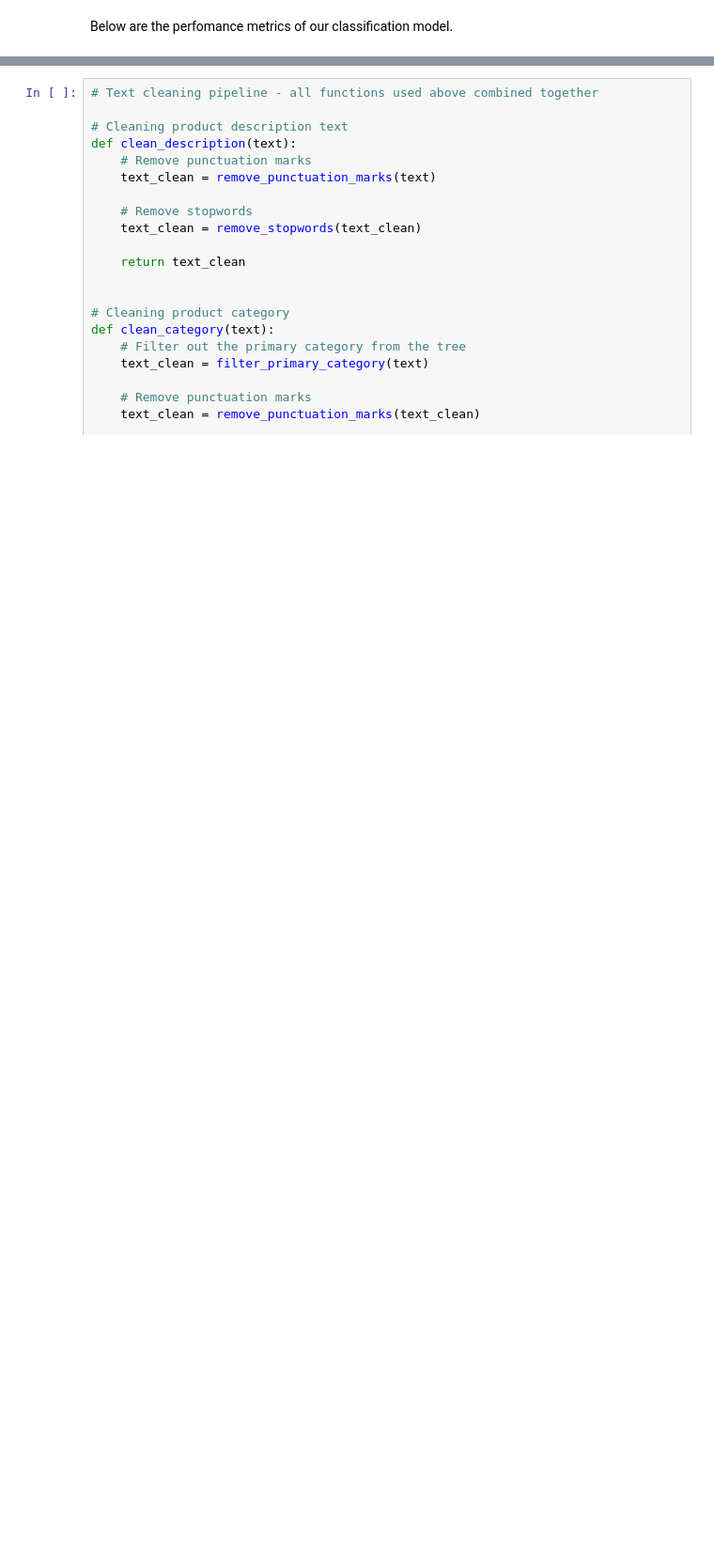
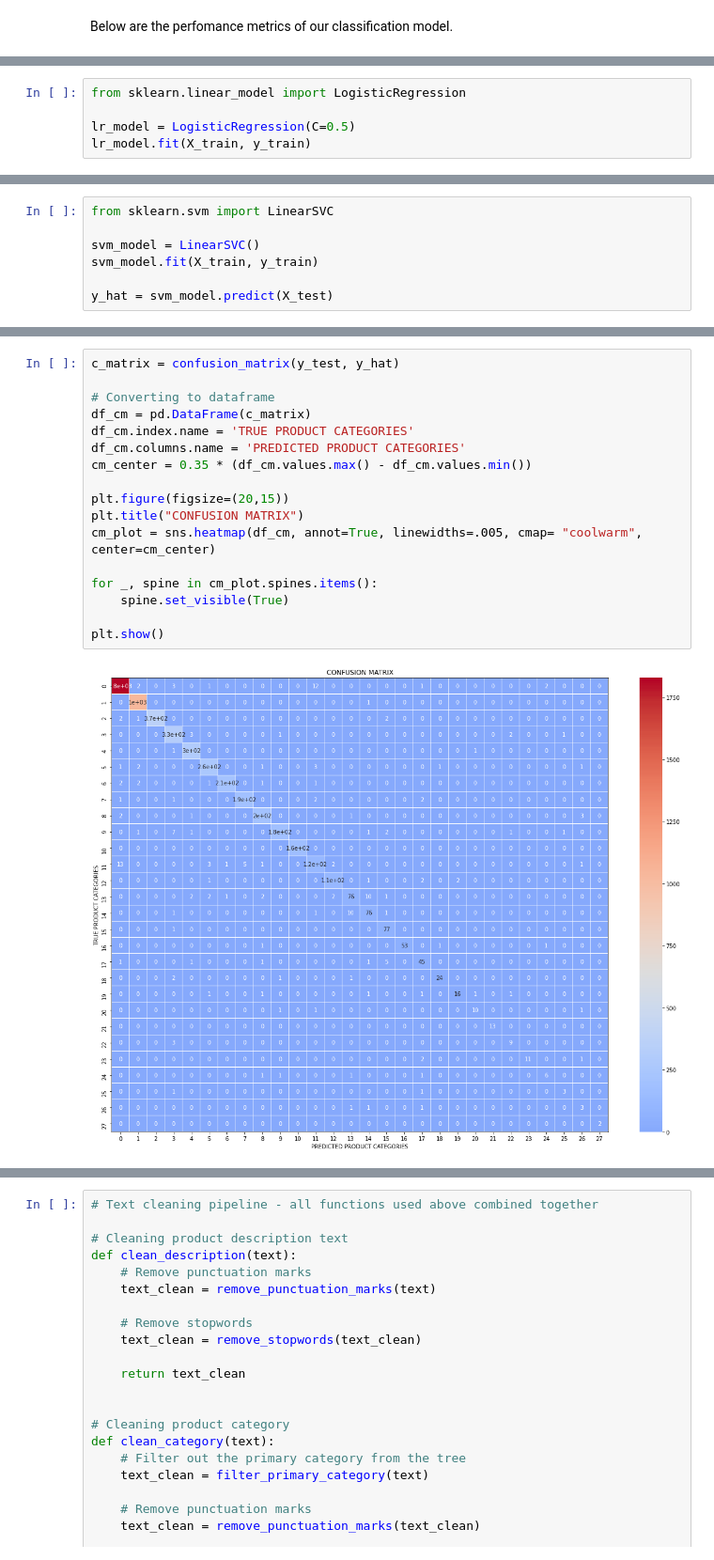
Before and after one commit to kvarun07/ecom-product-classifier, a Jupyter notebook: task-3/MIDAS NLP Task-3.ipynb, the cells around one changed output, grey strips where cells are left out. Shown: that part at 94% size. Drawn from its saved outputs; the diff is of its cells as text; blank space fills up the shorter version.

```diff
--- a/task-3/MIDAS NLP Task-3.ipynb
+++ b/task-3/MIDAS NLP Task-3.ipynb
@@ -287,0 +401,5 @@ print(classification_report(y_test, y_hat, target_names=frequent_category_list))
+# %%
+from sklearn.linear_model import LogisticRegression
+
+lr_model = LogisticRegression(C=0.5)
+lr_model.fit(X_train, y_train)
@@ -287,0 +438,7 @@ print(classification_report(y_test, y_hat, target_names=frequent_category_list))
+# %%
+from sklearn.svm import LinearSVC
+
+svm_model = LinearSVC()
+svm_model.fit(X_train, y_train)
+
+y_hat = svm_model.predict(X_test)
@@ -289,0 +549,19 @@ So, the accuracy of our model = **96 %**.
+# %%
+c_matrix = confusion_matrix(y_test, y_hat)
+
+# Converting to dataframe
+df_cm = pd.DataFrame(c_matrix)
+df_cm.index.name = 'TRUE PRODUCT CATEGORIES'
+df_cm.columns.name = 'PREDICTED PRODUCT CATEGORIES'
+cm_center = 0.35 * (df_cm.values.max() - df_cm.values.min())
+
+plt.figure(figsize=(20,15))
+plt.title("CONFUSION MATRIX")
+cm_plot = sns.heatmap(df_cm, annot=True, linewidths=.005, cmap= "coolwarm", center=cm_center)
+
+for _, spine in cm_plot.spines.items():
+    spine.set_visible(True)
+
+plt.show()
+# %% [output]
+[figure, added]
```
Also changed, not shown: parts of 42 cells of this notebook.
